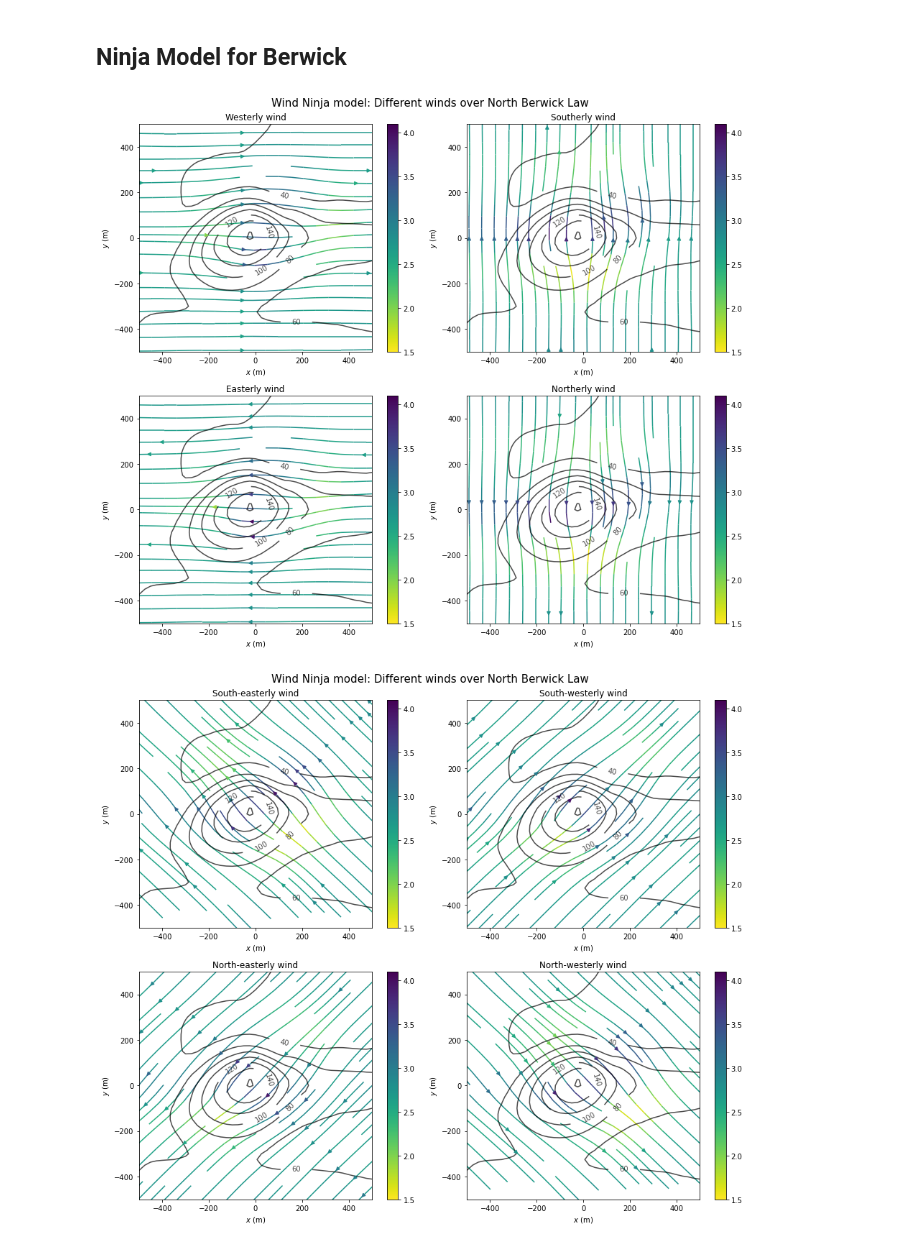
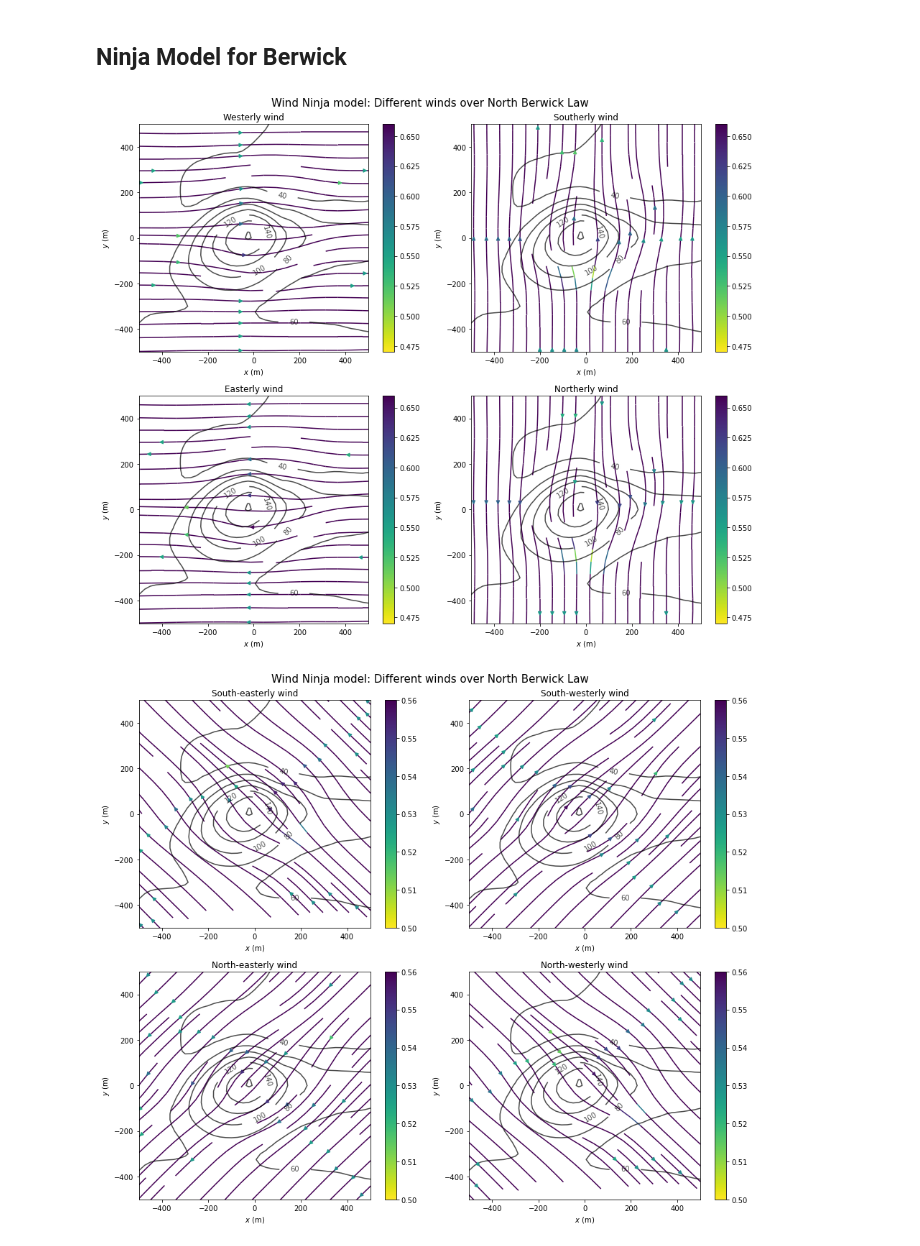
Before and after one commit to dhegedus99/MetGroupProject, a Jupyter notebook: BerwickNinja.ipynb, the cells around one changed output. Drawn from its saved outputs; the diff is of its cells as text; code cells hidden in the pictures.

Commit message:
Correct Ninja files

```diff
--- a/BerwickNinja.ipynb
+++ b/BerwickNinja.ipynb
@@ -54,38 +54,38 @@ def Ninja_plots(z, u, v, title, col_bar_min, col_bar_max):
 # %%
 # Plot wind coming from N, E, S, W
 
 z = np.loadtxt('data/NorthBerwickLaw.txt')
 dx = 25
 
 plt.figure(figsize=(13, 11))
 # Westerly wind
 plt.subplot(221)
 vel = np.loadtxt('data/NorthBerwickLaw_270_1_25m_vel.asc',skiprows=6)
 ang = np.loadtxt('data/NorthBerwickLaw_270_1_25m_ang.asc',skiprows=6)
-Ninja_plots(z, vel, ang, "Westerly wind", col_bar_min = 1.5, col_bar_max=4.1)
+Ninja_plots(z, vel, ang, "Westerly wind", col_bar_min = 0.47, col_bar_max=0.66)
 
 # Southerly wind
 plt.subplot(222)
 vel = np.loadtxt('data/NorthBerwickLaw_180_1_25m_vel.asc',skiprows=6)
 ang = np.loadtxt('data/NorthBerwickLaw_180_1_25m_ang.asc',skiprows=6)
-Ninja_plots(z, vel, ang, "Southerly wind", col_bar_min = 1.5, col_bar_max=4.1)
+Ninja_plots(z, vel, ang, "Southerly wind", col_bar_min = 0.47, col_bar_max=0.66)
 
 # Easterly wind
 plt.subplot(223)
 vel = np.loadtxt('data/NorthBerwickLaw_90_1_25m_vel.asc',skiprows=6)
 ang = np.loadtxt('data/NorthBerwickLaw_90_1_25m_ang.asc',skiprows=6)
-Ninja_plots(z, vel, ang, "Easterly wind", col_bar_min = 1.5, col_bar_max=4.1)
+Ninja_plots(z, vel, ang, "Easterly wind", col_bar_min = 0.47, col_bar_max=0.66)
 
 # Northerly wind
 plt.subplot(224)
 vel = np.loadtxt('data/NorthBerwickLaw_0_1_25m_vel.asc',skiprows=6)
 ang = np.loadtxt('data/NorthBerwickLaw_0_1_25m_ang.asc',skiprows=6)
-Ninja_plots(z, vel, ang, "Northerly wind", col_bar_min = 1.5, col_bar_max=4.1)
+Ninja_plots(z, vel, ang, "Northerly wind", col_bar_min = 0.47, col_bar_max=0.66)
 
 plt.suptitle("Wind Ninja model: Different winds over North Berwick Law", fontsize = 15)
 plt.tight_layout()
 # %% [output]
-[figure, old version]
+[figure, new version]
 # %%
 # Plot wind coming from SE, SW, NW, NE
 
@@ -97,27 +97,27 @@ plt.figure(figsize=(13, 11))
 plt.subplot(221)
 vel = np.loadtxt('data/NorthBerwickLaw_135_1_25m_vel.asc',skiprows=6)
 ang = np.loadtxt('data/NorthBerwickLaw_135_1_25m_ang.asc',skiprows=6)
-Ninja_plots(z, vel, ang, "South-easterly wind", col_bar_min = 1.5, col_bar_max=4.1)
+Ninja_plots(z, vel, ang, "South-easterly wind", col_bar_min = 0.50, col_bar_max=0.56)
 
 # South-westerly wind
 plt.subplot(222)
 vel = np.loadtxt('data/NorthBerwickLaw_225_1_25m_vel.asc',skiprows=6)
 ang = np.loadtxt('data/NorthBerwickLaw_225_1_25m_ang.asc',skiprows=6)
-Ninja_plots(z, vel, ang, "South-westerly wind", col_bar_min = 1.5, col_bar_max=4.1)
+Ninja_plots(z, vel, ang, "South-westerly wind", col_bar_min = 0.50, col_bar_max=0.56)
 
 # North-easterly wind
 plt.subplot(223)
 vel = np.loadtxt('data/NorthBerwickLaw_45_1_25m_vel.asc',skiprows=6)
 ang = np.loadtxt('data/NorthBerwickLaw_45_1_25m_ang.asc',skiprows=6)
-Ninja_plots(z, vel, ang, "North-easterly wind", col_bar_min = 1.5, col_bar_max=4.1)
+Ninja_plots(z, vel, ang, "North-easterly wind", col_bar_min = 0.50, col_bar_max=0.56)
 
 # North-westerly wind
 plt.subplot(224)
 vel = np.loadtxt('data/NorthBerwickLaw_315_1_25m_vel.asc',skiprows=6)
 ang = np.loadtxt('data/NorthBerwickLaw_315_1_25m_ang.asc',skiprows=6)
-Ninja_plots(z, vel, ang, "North-westerly wind", col_bar_min = 1.5, col_bar_max=4.1)
+Ninja_plots(z, vel, ang, "North-westerly wind", col_bar_min = 0.50, col_bar_max=0.56)
 
 plt.suptitle("Wind Ninja model: Different winds over North Berwick Law", fontsize = 15)
 plt.tight_layout()
 # %% [output]
-[figure, old version]
+[figure, new version]
```
Also changed, not shown: 18 other files.
